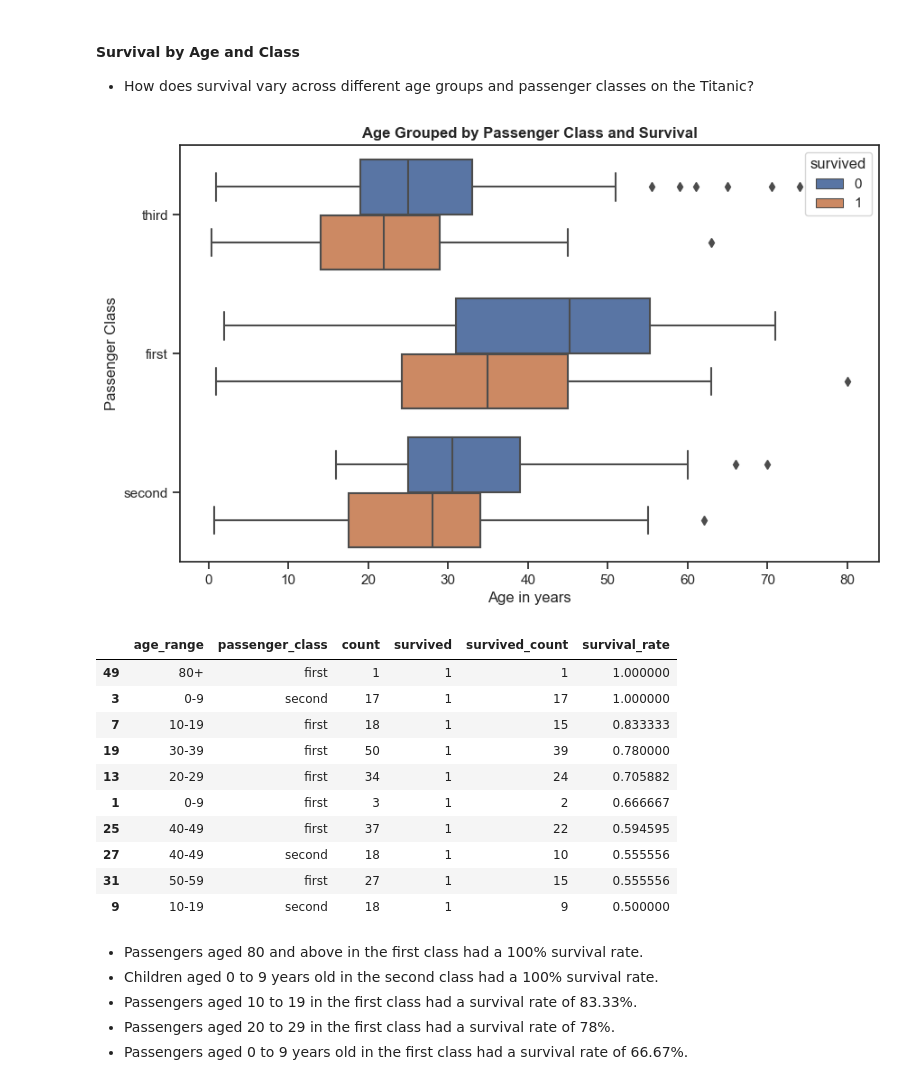
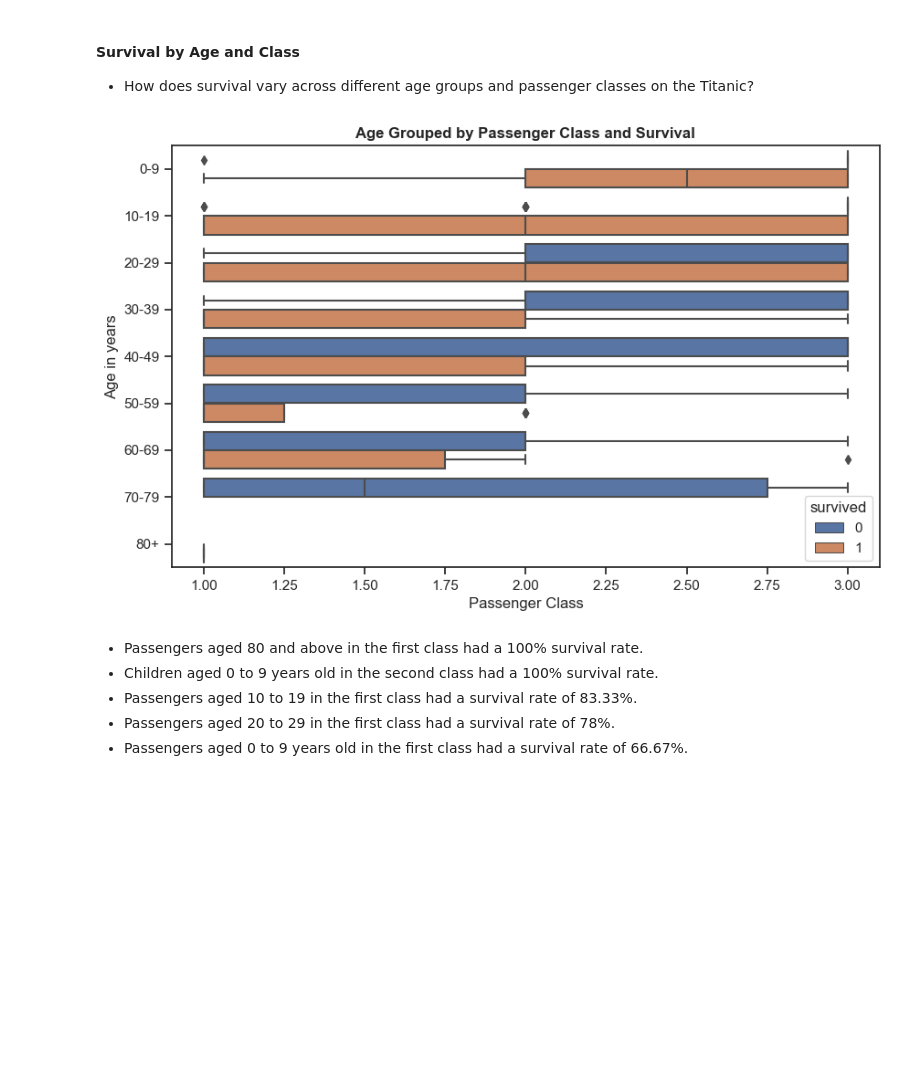
Before and after one commit to ErikaMelt/data-ship-api, a Jupyter notebook: notebooks/eda.ipynb, the cells around one changed output. Drawn from its saved outputs; the diff is of its cells as text; code cells hidden in the pictures; blank space fills up the shorter version.

Commit message:
update eda notebook and use test data to evaluate model performance

```diff
--- a/notebooks/eda.ipynb
+++ b/notebooks/eda.ipynb
@@ -71,6 +71,15 @@ train_df.head()
 To improve the understandability of the column names and make them more self-explanatory, we will rename the columns using more descriptive names. Additionally, we will replace some values in the dataset with the corresponding port names to provide better context. Moreover, for the class names, we will use a mapping to replace the numeric values with more meaningful labels.
 # %%
 train_df.rename(columns={
+    'pclass': 'passenger_class',
+    'sex': 'gender',
+    'sibsp': 'sibling_spouse_count',
+    'parch': 'parent_child_count',
+    'embarked': 'embarked_from',
+    'fare': 'ticket_fare'
+}, inplace=True)
+
+test_df.rename(columns={
     'pclass': 'passenger_class',
     'sex': 'gender',
     'sibsp': 'sibling_spouse_count',
@@ -82,10 +91,11 @@ train_df.rename(columns={
 # Replace values with port names
 port_mapping = {'s': 'southampton', 'c': 'cherbourg', 'q': 'queenstown'}
 train_df['embarked_from'] = train_df['embarked_from'].map(port_mapping)
+test_df['embarked_from'] = test_df['embarked_from'].map(port_mapping)
 
 # Map class names to avoid specific order
 class_mapping = {1: 'first', 2: 'second', 3: 'third'}
-train_df['passenger_class'] = train_df['passenger_class'].map(class_mapping)
+test_df['passenger_class'] = test_df['passenger_class'].map(class_mapping)
 # %%
 train_df.info()
 # %% [output]
@@ -113,6 +144,7 @@ memory usage: 83.7+ KB
 # %%
 column_to_exclude = 'passengerid'
 train_df.drop('passengerid', inplace=True, axis=1)
+test_df.drop('passengerid', inplace=True, axis=1)
 # %%
 train_df.describe()
 # %% [output]
@@ -317,35 +360,25 @@ DataAnalyzer.plot_survival_by_feature(female_data, 'passenger_class', 'Passenger
 #### **Survival by Age and Class**
    - How does survival vary across different age groups and passenger classes on the Titanic?
 # %%
-sns.boxplot(data=train_df, x="age", y="passenger_class", hue="survived")
-plt.xlabel('Age in years')
-plt.ylabel('Passenger Class')
-plt.title('Age Grouped by Passenger Class and Survival')
-plt.show()
-
 age_bins = [0, 10, 20, 30, 40, 50, 60, 70, 80, 100]
 age_labels = ['0-9', '10-19', '20-29', '30-39', '40-49', '50-59', '60-69', '70-79', '80+']
 train_df['age_range'] = pd.cut(train_df['age'], bins=age_bins, labels=age_labels, right=False)
+test_df['age_range'] = pd.cut(test_df['age'], bins=age_bins, labels=age_labels, right=False)
 age_class_counts = train_df.groupby(['age_range', 'passenger_class']).size().reset_index(name='count')
 survived_counts = train_df.groupby(['age_range', 'passenger_class', 'survived']).size().reset_index(name='survived_count')
 age_class_survival_counts = age_class_counts.merge(survived_counts, on=['age_range', 'passenger_class'], how='left')
 age_class_survival_counts['survival_rate'] = age_class_survival_counts['survived_count'] / age_class_survival_counts['count']
 age_class_survival_counts.sort_values(by='survival_rate', ascending=False, inplace=True)
 survived_passengers = age_class_survival_counts.loc[age_class_survival_counts['survived'] == 1]
 survived_passengers.head(10)
+
+sns.boxplot(data=train_df, x="passenger_class", y="age_range", hue="survived")
+plt.xlabel('Passenger Class')
+plt.ylabel('Age in years')
+plt.title('Age Grouped by Passenger Class and Survival')
+plt.show()
 # %% [output]
-[figure, old version]
+[figure, new version]
-|  | age_range | passenger_class | count | survived | survived_count | survival_rate |
-| 49 | 80+ | first | 1 | 1 | 1 | 1.000000 |
-| 3 | 0-9 | second | 17 | 1 | 17 | 1.000000 |
-| 7 | 10-19 | first | 18 | 1 | 15 | 0.833333 |
-| 19 | 30-39 | first | 50 | 1 | 39 | 0.780000 |
-| 13 | 20-29 | first | 34 | 1 | 24 | 0.705882 |
-| 1 | 0-9 | first | 3 | 1 | 2 | 0.666667 |
-| 25 | 40-49 | first | 37 | 1 | 22 | 0.594595 |
-| 27 | 40-49 | second | 18 | 1 | 10 | 0.555556 |
-| 31 | 50-59 | first | 27 | 1 | 15 | 0.555556 |
-| 9 | 10-19 | second | 18 | 1 | 9 | 0.500000 |
 # %% [markdown]
 - Passengers aged 80 and above in the first class had a 100% survival rate.
 - Children aged 0 to 9 years old in the second class had a 100% survival rate.
```
Also changed, not shown: parts of 16 cells of this notebook, 5 other files.
